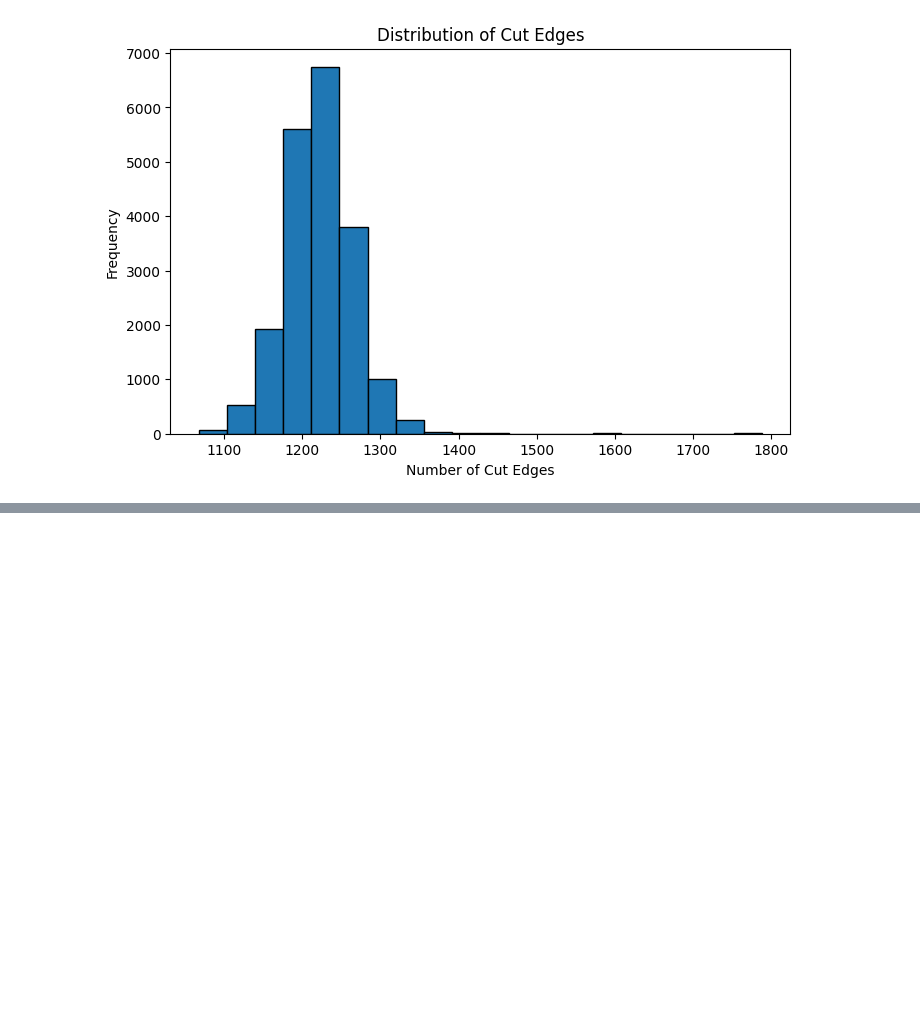
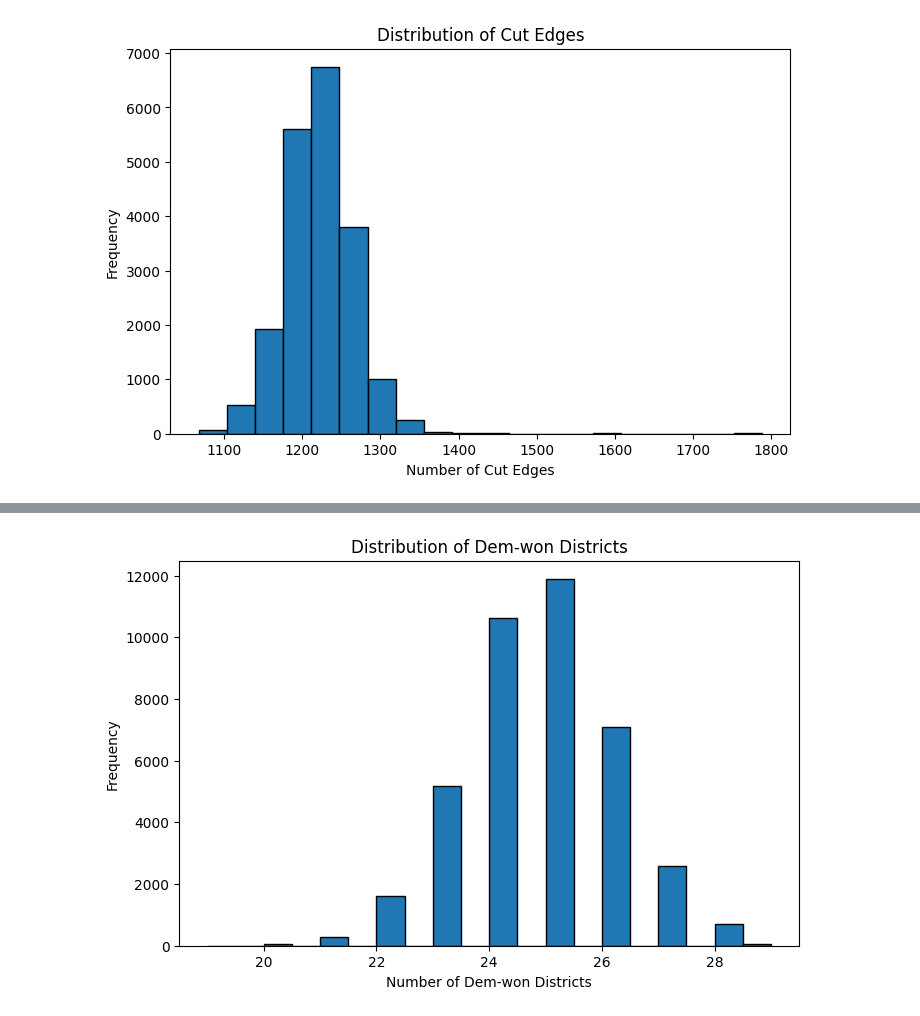
Before and after one commit to kevinzhong1219/virginia-redistricting-analysis, a Jupyter notebook: VA_State_Senate.ipynb, the cells around one changed output, grey strips where cells are left out. Saved outputs shown, nothing was run; the diff lists cells and outputs as text; code cells hidden in the pictures; blank space fills up the shorter version.

```diff
--- a/VA_State_Senate.ipynb
+++ b/VA_State_Senate.ipynb
@@ -347,0 +385,10 @@ Run a longer chain
+# %%
+# Plot dem-won districts
+plt.figure(figsize=(8, 5))
+plt.hist(dem_won_districts, bins=20, edgecolor='black')
+plt.title("Distribution of Dem-won Districts")
+plt.xlabel("Number of Dem-won Districts")
+plt.ylabel("Frequency")
+plt.show()
+# %% [output]
+[figure, added]
```
Also changed, not shown: parts of 5 cells of this notebook.
